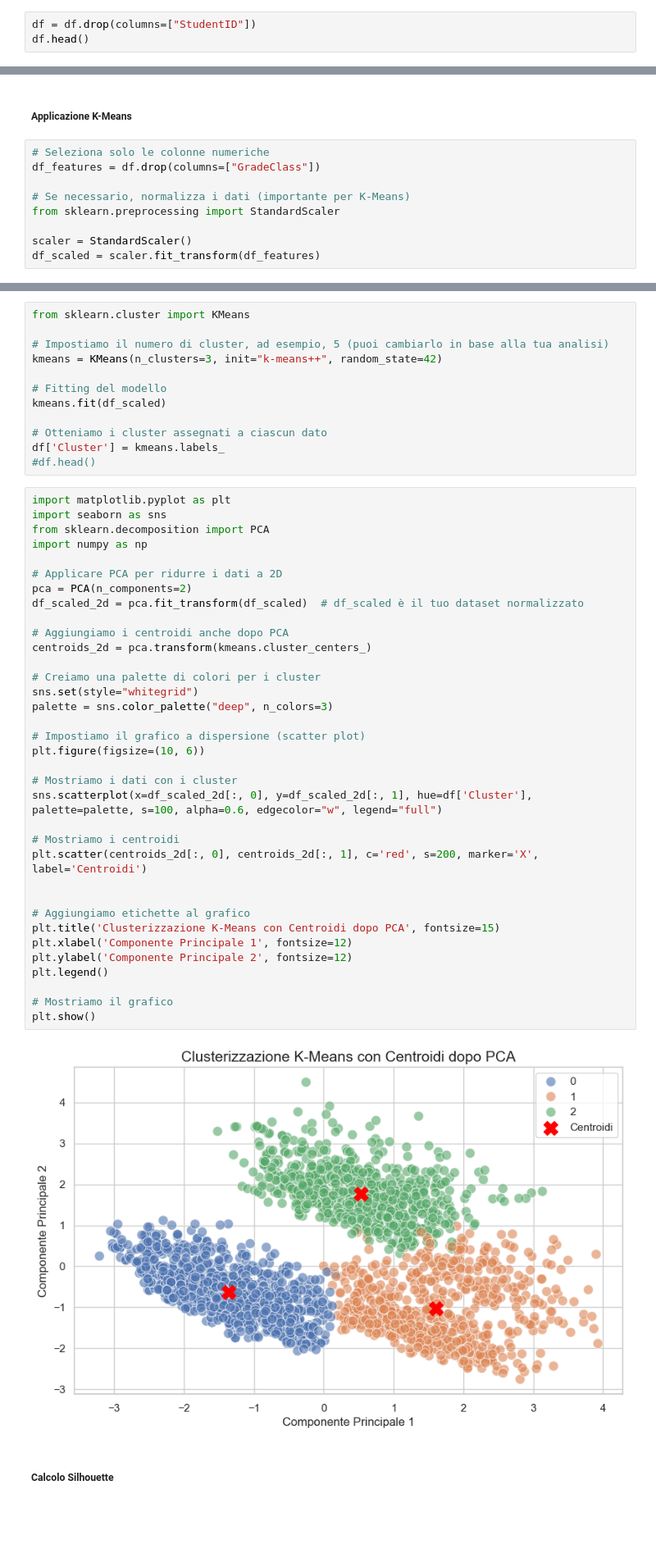
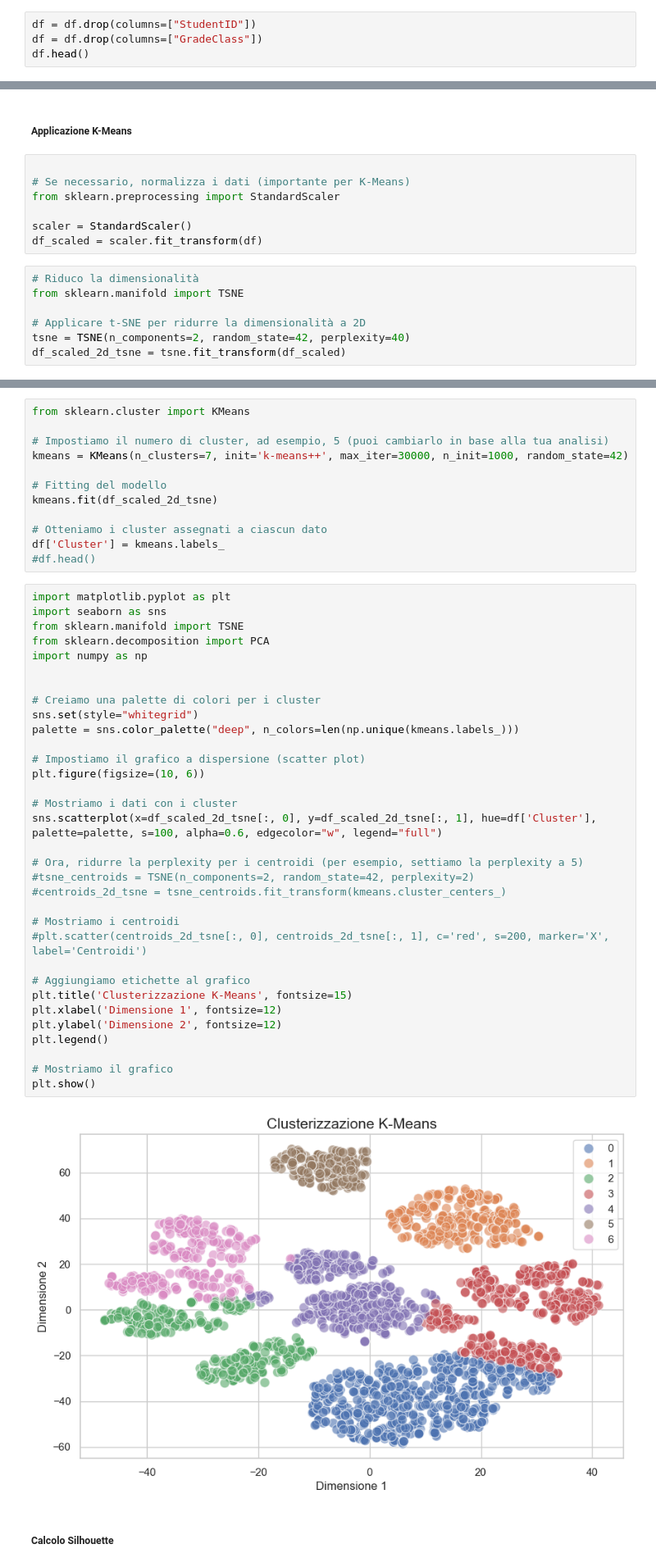
Before and after one commit to Giansimone-Coccia/Student_Performance_Analysis, a Jupyter notebook: Clusterizzazione.ipynb, the cells around one changed output, grey strips where cells are left out. Shown: that part at 82% size. Saved outputs shown, nothing was run; the diff lists cells and outputs as text; blank space fills up the shorter version.

```diff
--- a/Clusterizzazione.ipynb
+++ b/Clusterizzazione.ipynb
@@ -15,6 +15,7 @@ df.head()
 | 4 | 2321 | 18 | 0 | 2 | 1 | 19.885760 | 2 | 0 | ... |
 # %%
 df = df.drop(columns=["StudentID"])
+df = df.drop(columns=["GradeClass"])
 df.head()
 # %% [output]
 |  | Age | Gender | Ethnicity | ParentalEducation | StudyTimeWeekly | Absences | Tutoring | ParentalSupport | ... |
@@ -26,12 +27,17 @@ df.head()
 # %% [markdown]
 ##### Applicazione K-Means
 # %%
-# Seleziona solo le colonne numeriche
-df_features = df.drop(columns=["GradeClass"])
 
 # Se necessario, normalizza i dati (importante per K-Means)
 from sklearn.preprocessing import StandardScaler
 
 scaler = StandardScaler()
-df_scaled = scaler.fit_transform(df_features)
+df_scaled = scaler.fit_transform(df)
+# %%
+# Riduco la dimensionalità
+from sklearn.manifold import TSNE
+
+# Applicare t-SNE per ridurre la dimensionalità a 2D
+tsne = TSNE(n_components=2, random_state=42, perplexity=40)
+df_scaled_2d_tsne = tsne.fit_transform(df_scaled)
 # %%
@@ -63,10 +85,10 @@ plt.show()
 from sklearn.cluster import KMeans
 
 # Impostiamo il numero di cluster, ad esempio, 5 (puoi cambiarlo in base alla tua analisi)
-kmeans = KMeans(n_clusters=3, init="k-means++", random_state=42)
+kmeans = KMeans(n_clusters=7, init='k-means++', max_iter=30000, n_init=1000, random_state=42)
 
 # Fitting del modello
-kmeans.fit(df_scaled)
+kmeans.fit(df_scaled_2d_tsne)
 
 # Otteniamo i cluster assegnati a ciascun dato
 df['Cluster'] = kmeans.labels_
@@ -74,40 +96,38 @@ df['Cluster'] = kmeans.labels_
 # %%
 import matplotlib.pyplot as plt
 import seaborn as sns
+from sklearn.manifold import TSNE
 from sklearn.decomposition import PCA
 import numpy as np
 
-# Applicare PCA per ridurre i dati a 2D
-pca = PCA(n_components=2)
-df_scaled_2d = pca.fit_transform(df_scaled)  # df_scaled è il tuo dataset normalizzato
-
-# Aggiungiamo i centroidi anche dopo PCA
-centroids_2d = pca.transform(kmeans.cluster_centers_)
 
 # Creiamo una palette di colori per i cluster
 sns.set(style="whitegrid")
-palette = sns.color_palette("deep", n_colors=3)
+palette = sns.color_palette("deep", n_colors=len(np.unique(kmeans.labels_)))
 
 # Impostiamo il grafico a dispersione (scatter plot)
 plt.figure(figsize=(10, 6))
 
 # Mostriamo i dati con i cluster
-sns.scatterplot(x=df_scaled_2d[:, 0], y=df_scaled_2d[:, 1], hue=df['Cluster'], palette=palette, s=100, alpha=0.6, edgecolor="w", legend="full")
+sns.scatterplot(x=df_scaled_2d_tsne[:, 0], y=df_scaled_2d_tsne[:, 1], hue=df['Cluster'], palette=palette, s=100, alpha=0.6, edgecolor="w", legend="full")
+
+# Ora, ridurre la perplexity per i centroidi (per esempio, settiamo la perplexity a 5)
+#tsne_centroids = TSNE(n_components=2, random_state=42, perplexity=2)
+#centroids_2d_tsne = tsne_centroids.fit_transform(kmeans.cluster_centers_)
 
 # Mostriamo i centroidi
-plt.scatter(centroids_2d[:, 0], centroids_2d[:, 1], c='red', s=200, marker='X', label='Centroidi')
-
+#plt.scatter(centroids_2d_tsne[:, 0], centroids_2d_tsne[:, 1], c='red', s=200, marker='X', label='Centroidi')
 
 # Aggiungiamo etichette al grafico
-plt.title('Clusterizzazione K-Means con Centroidi dopo PCA', fontsize=15)
-plt.xlabel('Componente Principale 1', fontsize=12)
-plt.ylabel('Componente Principale 2', fontsize=12)
+plt.title('Clusterizzazione K-Means', fontsize=15)
+plt.xlabel('Dimensione 1', fontsize=12)
+plt.ylabel('Dimensione 2', fontsize=12)
 plt.legend()
 
 # Mostriamo il grafico
 plt.show()
 # %% [output]
-[figure, old version]
+[figure, new version]
 # %% [markdown]
 ##### Calcolo Silhouette
 # %%
```
Also changed, not shown: parts of 3 cells of this notebook.
